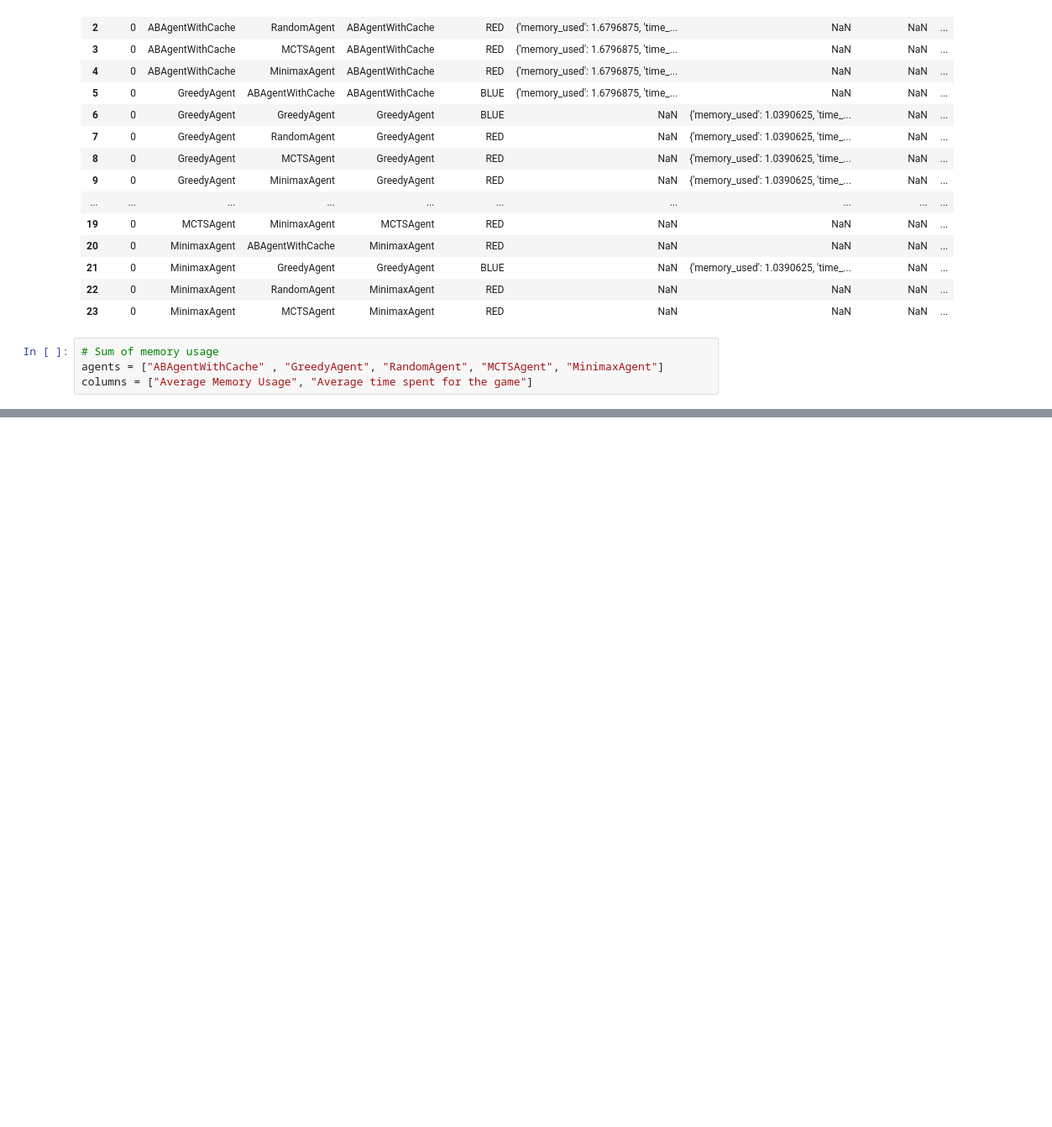
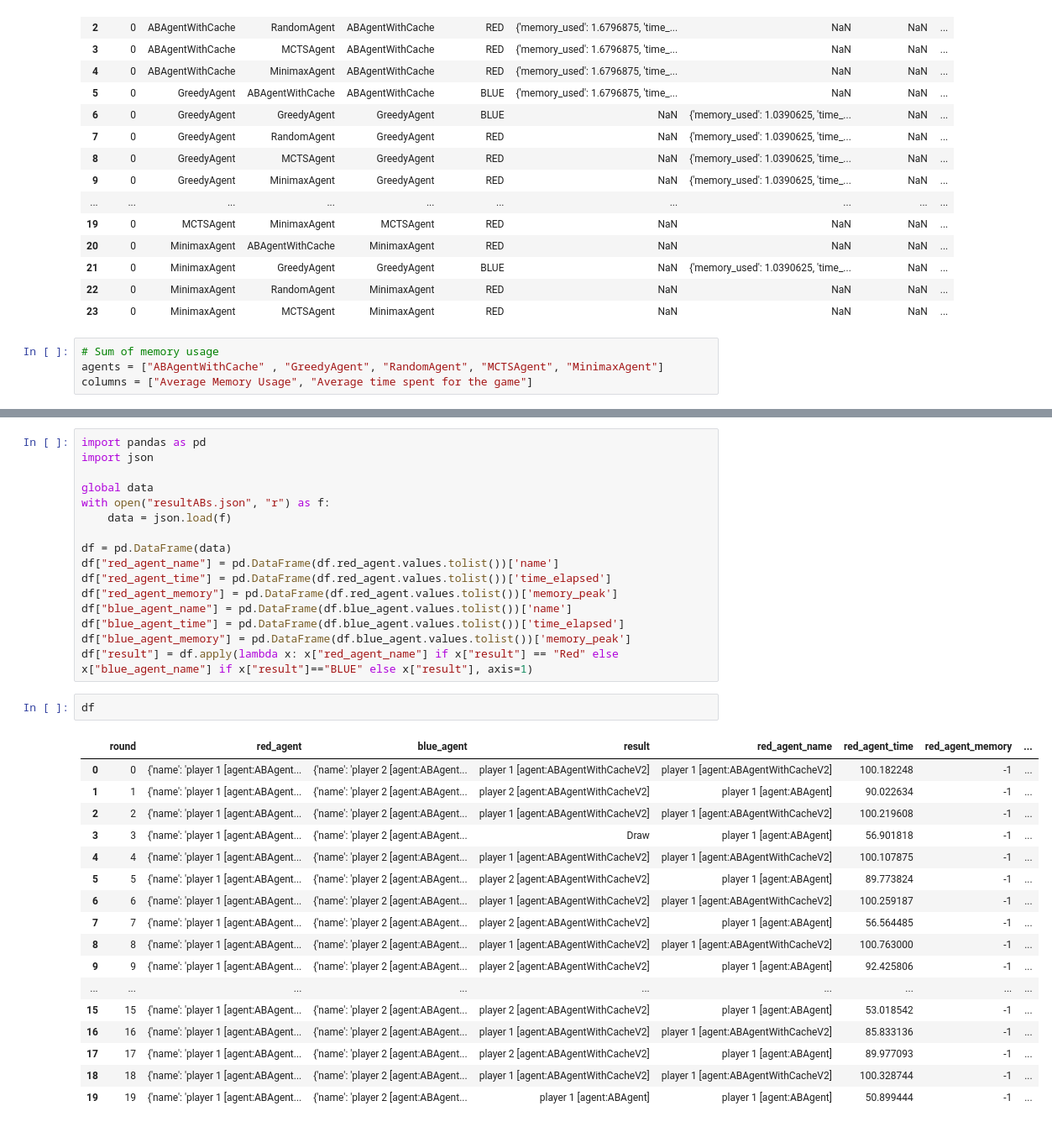
Before and after one commit to buianhduc/AI-project-B, a Jupyter notebook: notebook.ipynb, the cells around one changed output, grey strips where cells are left out. Shown: that part at 84% size. Saved outputs shown, nothing was run; the diff lists cells and outputs as text; blank space fills up the shorter version.

```diff
--- a/notebook.ipynb
+++ b/notebook.ipynb
@@ -114,0 +298,36 @@ columns = ["Average Memory Usage", "Average time spent for the game"]
+# %%
+import pandas as pd
+import json
+
+global data
+with open("resultABs.json", "r") as f:
+    data = json.load(f)
+
+df = pd.DataFrame(data)
+df["red_agent_name"] = pd.DataFrame(df.red_agent.values.tolist())['name']
+df["red_agent_time"] = pd.DataFrame(df.red_agent.values.tolist())['time_elapsed']
+df["red_agent_memory"] = pd.DataFrame(df.red_agent.values.tolist())['memory_peak']
+df["blue_agent_name"] = pd.DataFrame(df.blue_agent.values.tolist())['name']
+df["blue_agent_time"] = pd.DataFrame(df.blue_agent.values.tolist())['time_elapsed']
+df["blue_agent_memory"] = pd.DataFrame(df.blue_agent.values.tolist())['memory_peak']
+df["result"] = df.apply(lambda x: x["red_agent_name"] if x["result"] == "Red" else x["blue_agent_name"] if x["result"]=="BLUE" else x["result"], axis=1)
+# %%
+df
+# %% [output]
+|  | round | red_agent | blue_agent | result | red_agent_name | red_agent_time | red_agent_memory | ... |
+| 0 | 0 | {'name': 'player 1 [agent:ABAgent... | {'name': 'player 2 [agent:ABAgent... | player 1 [agent:ABAgentWithCacheV2] | player 1 [agent:ABAgentWithCacheV2] | 100.182248 | -1 | ... |
+| 1 | 1 | {'name': 'player 1 [agent:ABAgent... | {'name': 'player 2 [agent:ABAgent... | player 2 [agent:ABAgentWithCacheV2] | player 1 [agent:ABAgent] | 90.022634 | -1 | ... |
+| 2 | 2 | {'name': 'player 1 [agent:ABAgent... | {'name': 'player 2 [agent:ABAgent... | player 1 [agent:ABAgentWithCacheV2] | player 1 [agent:ABAgentWithCacheV2] | 100.219608 | -1 | ... |
+| 3 | 3 | {'name': 'player 1 [agent:ABAgent... | {'name': 'player 2 [agent:ABAgent... | Draw | player 1 [agent:ABAgent] | 56.901818 | -1 | ... |
+| 4 | 4 | {'name': 'player 1 [agent:ABAgent... | {'name': 'player 2 [agent:ABAgent... | player 1 [agent:ABAgentWithCacheV2] | player 1 [agent:ABAgentWithCacheV2] | 100.107875 | -1 | ... |
+| 5 | 5 | {'name': 'player 1 [agent:ABAgent... | {'name': 'player 2 [agent:ABAgent... | player 2 [agent:ABAgentWithCacheV2] | player 1 [agent:ABAgent] | 89.773824 | -1 | ... |
+| 6 | 6 | {'name': 'player 1 [agent:ABAgent... | {'name': 'player 2 [agent:ABAgent... | player 1 [agent:ABAgentWithCacheV2] | player 1 [agent:ABAgentWithCacheV2] | 100.259187 | -1 | ... |
+| 7 | 7 | {'name': 'player 1 [agent:ABAgent... | {'name': 'player 2 [agent:ABAgent... | player 2 [agent:ABAgentWithCacheV2] | player 1 [agent:ABAgent] | 56.564485 | -1 | ... |
+| 8 | 8 | {'name': 'player 1 [agent:ABAgent... | {'name': 'player 2 [agent:ABAgent... | player 1 [agent:ABAgentWithCacheV2] | player 1 [agent:ABAgentWithCacheV2] | 100.763000 | -1 | ... |
+| 9 | 9 | {'name': 'player 1 [agent:ABAgent... | {'name': 'player 2 [agent:ABAgent... | player 2 [agent:ABAgentWithCacheV2] | player 1 [agent:ABAgent] | 92.425806 | -1 | ... |
+| ... | ... | ... | ... | ... | ... | ... | ... | ... |
+| 15 | 15 | {'name': 'player 1 [agent:ABAgent... | {'name': 'player 2 [agent:ABAgent... | player 2 [agent:ABAgentWithCacheV2] | player 1 [agent:ABAgent] | 53.018542 | -1 | ... |
+| 16 | 16 | {'name': 'player 1 [agent:ABAgent... | {'name': 'player 2 [agent:ABAgent... | player 1 [agent:ABAgentWithCacheV2] | player 1 [agent:ABAgentWithCacheV2] | 85.833136 | -1 | ... |
+| 17 | 17 | {'name': 'player 1 [agent:ABAgent... | {'name': 'player 2 [agent:ABAgent... | player 2 [agent:ABAgentWithCacheV2] | player 1 [agent:ABAgent] | 89.977093 | -1 | ... |
+| 18 | 18 | {'name': 'player 1 [agent:ABAgent... | {'name': 'player 2 [agent:ABAgent... | player 1 [agent:ABAgentWithCacheV2] | player 1 [agent:ABAgentWithCacheV2] | 100.328744 | -1 | ... |
+| 19 | 19 | {'name': 'player 1 [agent:ABAgent... | {'name': 'player 2 [agent:ABAgent... | player 1 [agent:ABAgent] | player 1 [agent:ABAgent] | 50.899444 | -1 | ... |
```
Also changed, not shown: parts of 6 cells of this notebook, 25 other files.
